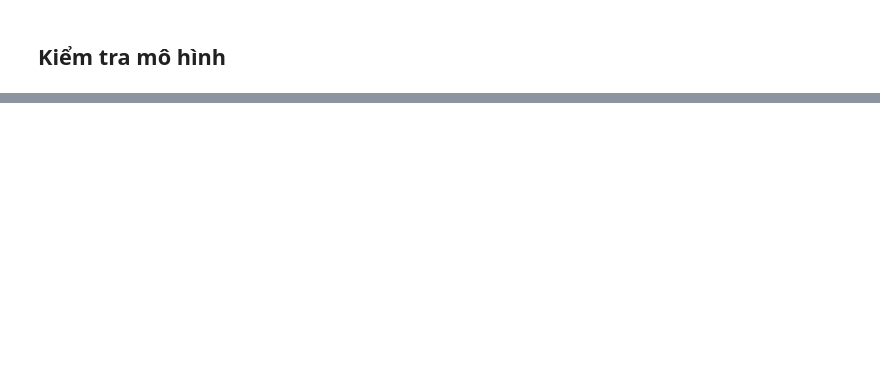
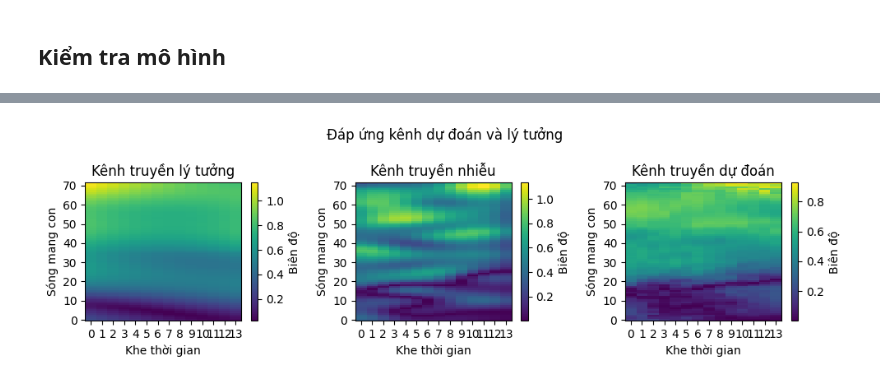
Before and after one commit to pkhanh1103/proj_wc, a Jupyter notebook: main.ipynb, the cells around one changed output, grey strips where cells are left out. Saved outputs shown, nothing was run; the diff lists cells and outputs as text; code cells hidden in the pictures; blank space fills up the shorter version.

```diff
--- a/main.ipynb
+++ b/main.ipynb
@@ -63,4 +67,4 @@ Do đó, ứng với số lượng pilot khác nhau, ta cũng có một tập d
 
 Số lượng pilot được chọn tiêu biểu từ tập {8, 16, 24, 36, 48}
 # %%
-n_pilots = 16
+n_pilots
@@ -154,12 +188,8 @@ Huấn luyện mô hình với tập dữ liệu huấn luyện đã chuẩn b
 - Số lượng pilot thuộc tập {8, 16, 24, 36, 48}
 - SNR = 12 dB
 # %%
-import models
-from models import interpolation, SRCNN_train, SRCNN_predict
-import importlib
+import models, importlib
 importlib.reload(models)
 
-channel_model = "VehA"
-
-SRCNN_train(train_data, train_label, val_data, val_label, channel_model, n_pilots, snr)
+models.SRCNN_train(train_data, train_label, val_data, val_label, channel_model, n_pilots, snr, n_samples)
 # %% [output]
@@ -199,8 +228,8 @@ KeyboardInterrupt:
 # %% [markdown]
 ## Kiểm tra mô hình
 # %%
-# Từ mô hình đã huấn luyện
-# Ước lượng kênh truyền của tập dữ liệu huấn luyện
-srcnn_pred_train = SRCNN_predict(train_data, channel_model, n_pilots, snr)
-# Ước lượng kênh truyền của tập dữ liệu kiểm tra
-srcnn_pred_validation = SRCNN_predict(val_data, channel_model, n_pilots, snr)
+import models, importlib
+importlib.reload(models)
+
+# Từ mô hình đã huấn luyện, ước lượng kênh truyền của tập dữ liệu kiểm tra
+srcnn_pred_validation = models.SRCNN_predict(val_data, channel_model, n_pilots, snr, n_samples)
@@ -206,0 +239,33 @@ srcnn_pred_validation = SRCNN_predict(val_data, channel_model, n_pilots, snr)
+# %%
+fig, axes = plt.subplots(1, 3)
+fig.set_size_inches(10, 3)
+fig.suptitle('Đáp ứng kênh dự đoán và lý tưởng')
+
+# Đáp ứng biên độ của kênh truyền lý tưởng
+perfect_response = np.abs(perfect[0].squeeze())
+# Đáp ứng biên độ của kênh truyền nhiễu
+noisy_response = np.abs(val_data[0].squeeze())
+# Đáp ứng biên độ của kênh truyền dự đoán
+pred_response = np.abs(srcnn_pred_validation[0].squeeze())
+
+# Vẽ đáp ứng
+cax = axes[0].imshow(perfect_response, aspect='auto', origin='lower', interpolation='none')
+fig.colorbar(cax, label='Biên độ')
+axes[0].set_title('Kênh truyền lý tưởng')
+cax = axes[1].imshow(noisy_response, aspect='auto', origin='lower', interpolation='none')
+fig.colorbar(cax, label='Biên độ')
+axes[1].set_title('Kênh truyền nhiễu')
+cax = axes[2].imshow(pred_response, aspect='auto', origin='lower', interpolation='none')
+fig.colorbar(cax, label='Biên độ')
+axes[2].set_title('Kênh truyền dự đoán')
+
+for ax in axes:
+    ax.set_ylabel('Sóng mang con')
+    ax.set_xlabel('Khe thời gian')
+    ax.set_xticks(np.arange(0, n_slots, step=1))
+    ax.set_yticks(np.arange(0, n_subs, step=10))
+
+plt.tight_layout()
+plt.show()
+# %% [output]
+[figure, added]
```
Also changed, not shown: parts of 23 cells of this notebook, 17 other files.
